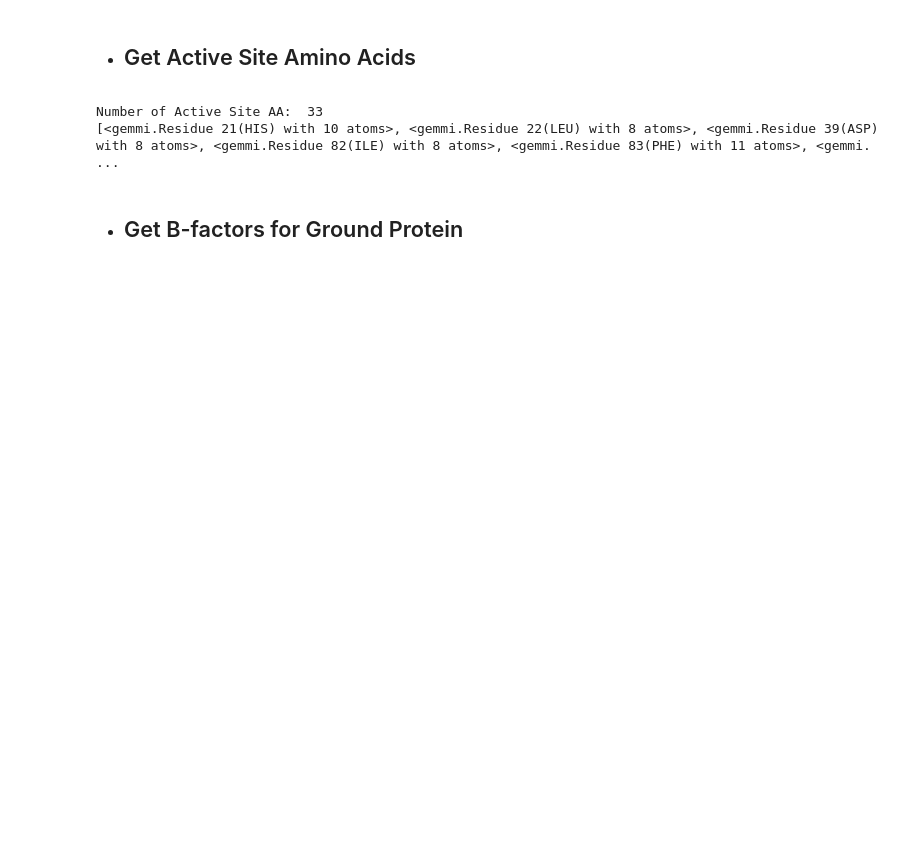
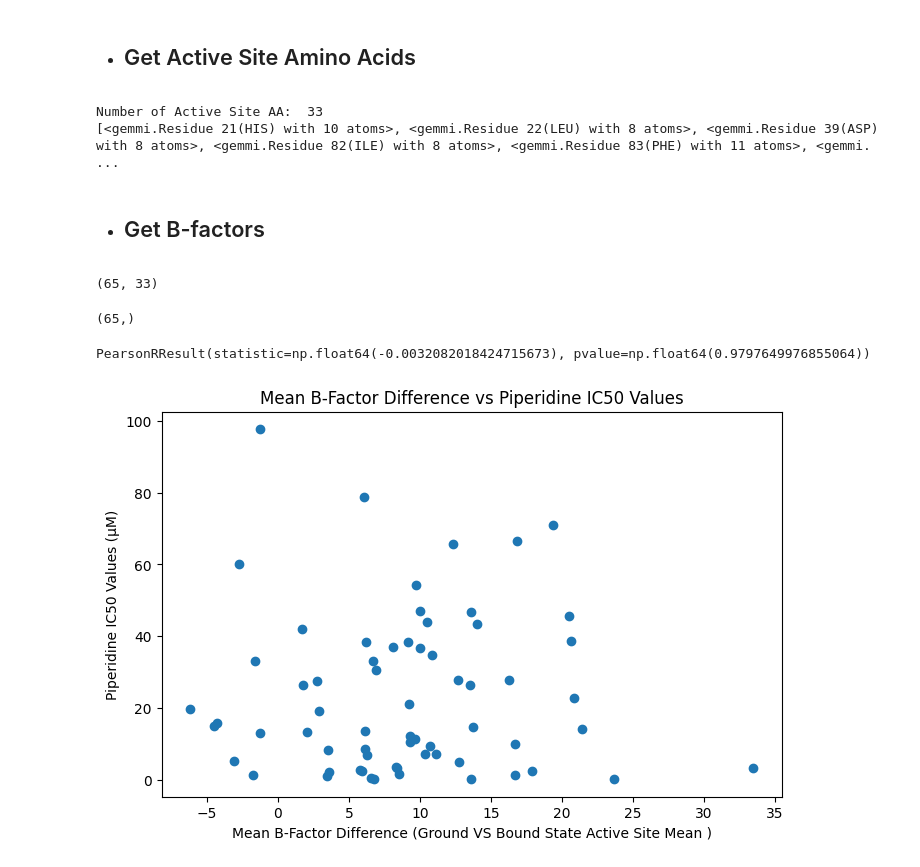
Before and after one commit to xchem/xaidar, a Jupyter notebook: notebooks/tasks/ev2a/fragalysis/03.2-conf_bfactor_dif.ipynb, the cells around one changed output. Cells and saved outputs as stored; diff of their text form; code cells hidden in the pictures; blank space fills up the shorter version.

Commit message:
Created the first correlation plot

```diff
--- a/notebooks/tasks/ev2a/fragalysis/03.2-conf_bfactor_dif.ipynb
+++ b/notebooks/tasks/ev2a/fragalysis/03.2-conf_bfactor_dif.ipynb
@@ -365,7 +372,7 @@ for piperidine_prot in piperid_prots:
     # print( matched_residues )
 # print( len( pip_prots_active_site_aa[0] ) )
 # %% [markdown]
-- ## Get B-factors for Ground Protein
+- ## Get B-factors
 # %%
 from xaidar.data.molecModels import get_res_bfactors
 
@@ -373,8 +380,38 @@ nonactive_bfactors = []
 for res_list in nonactive_prots_active_site_aa:
     bfactors = get_res_bfactors( res_list , numpy_Array= True )
     nonactive_bfactors.append( bfactors )
+nonactive_bfactors = np.array( nonactive_bfactors )
 
 pip_bfactors = []
 for res_list in pip_prots_active_site_aa:
     bfactors = get_res_bfactors( res_list , numpy_Array= True )
     pip_bfactors.append( bfactors )
+pip_bfactors = np.array( pip_bfactors )
+print( pip_bfactors.shape )
+# %% [output]
+(65, 33)
+# %%
+mean_nonactive_bfactors = np.mean( np.array( nonactive_bfactors ), axis = 0)
+# %%
+ground_bound_dif = pip_bfactors - mean_nonactive_bfactors
+mean_ground_bound_dif = np.mean( ground_bound_dif, axis = 1)
+# %% [output]
+(65,)
+# %%
+from scipy.stats import pearsonr
+piperidine_ic50_values =np.array( [ float( ic50 ) for ic50 in piperidine_ic50_values ])
+
+print( pearsonr( piperidine_ic50_values, mean_ground_bound_dif ) )
+# %% [output]
+PearsonRResult(statistic=np.float64(-0.0032082018424715673), pvalue=np.float64(0.9797649976855064))
+# %%
+import matplotlib.pyplot as plt
+x, y = mean_ground_bound_dif, piperidine_ic50_values
+plt.figure( figsize = [8, 5])
+plt.scatter( x, y)
+plt.title( "Mean B-Factor Difference vs Piperidine IC50 Values")
+plt.xlabel( "Mean B-Factor Difference (Ground VS Bound State Active Site Mean )")
+plt.ylabel( "Piperidine IC50 Values (µM)")
+plt.show()
+# %% [output]
+[figure, added]
```
Also changed, not shown: parts of 3 cells of this notebook.
